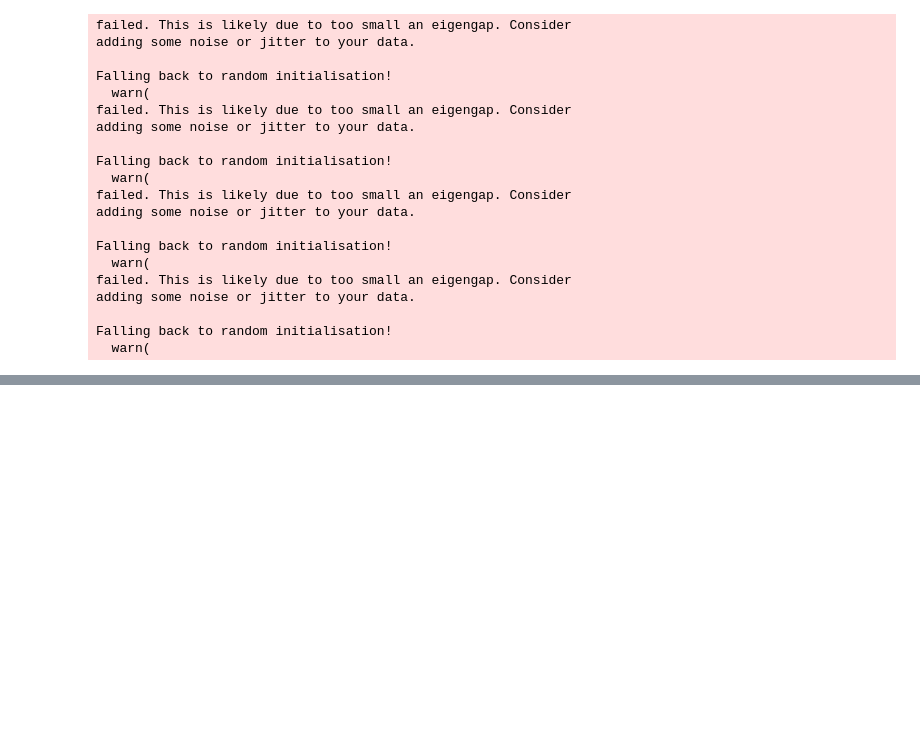
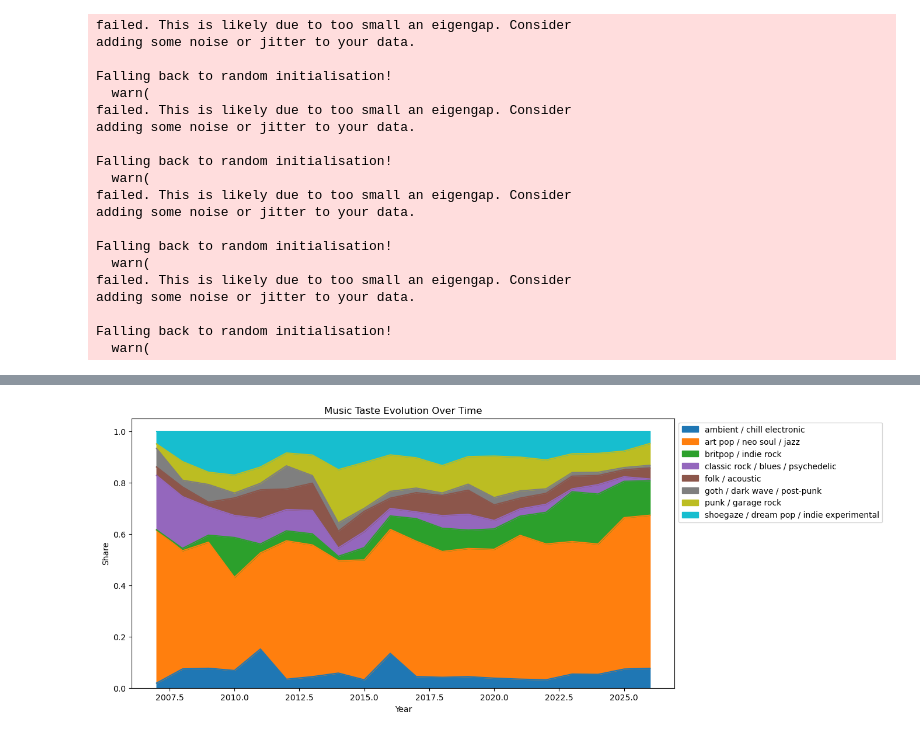
Before and after one commit to fredzell/music-mood-profiler, a Jupyter notebook: notebooks/06_lastfm_clusters_visualization_umap.ipynb, the cells around one changed output, grey strips where cells are left out. Cells and saved outputs as stored; diff of their text form; code cells hidden in the pictures; blank space fills up the shorter version.

```diff
--- a/notebooks/06_lastfm_clusters_visualization_umap.ipynb
+++ b/notebooks/06_lastfm_clusters_visualization_umap.ipynb
@@ -80,0 +114,19 @@ plt.show()
+# %%
+# Evolution of music taste over time
+
+df = (
+    model_df.groupby(["year_file", "cluster_name"])
+    .size()
+    .unstack(fill_value=0)
+)
+
+df_pct = df.div(df.sum(axis=1), axis=0)
+
+df_pct.plot(kind="area", figsize=(12, 6), colormap="tab10")
+plt.title("Music Taste Evolution Over Time")
+plt.ylabel("Share")
+plt.xlabel("Year")
+plt.legend(loc="upper left", bbox_to_anchor=(1, 1))
+plt.show()
+# %% [output]
+[figure, added]
```
Also changed, not shown: parts of 12 cells of this notebook.
